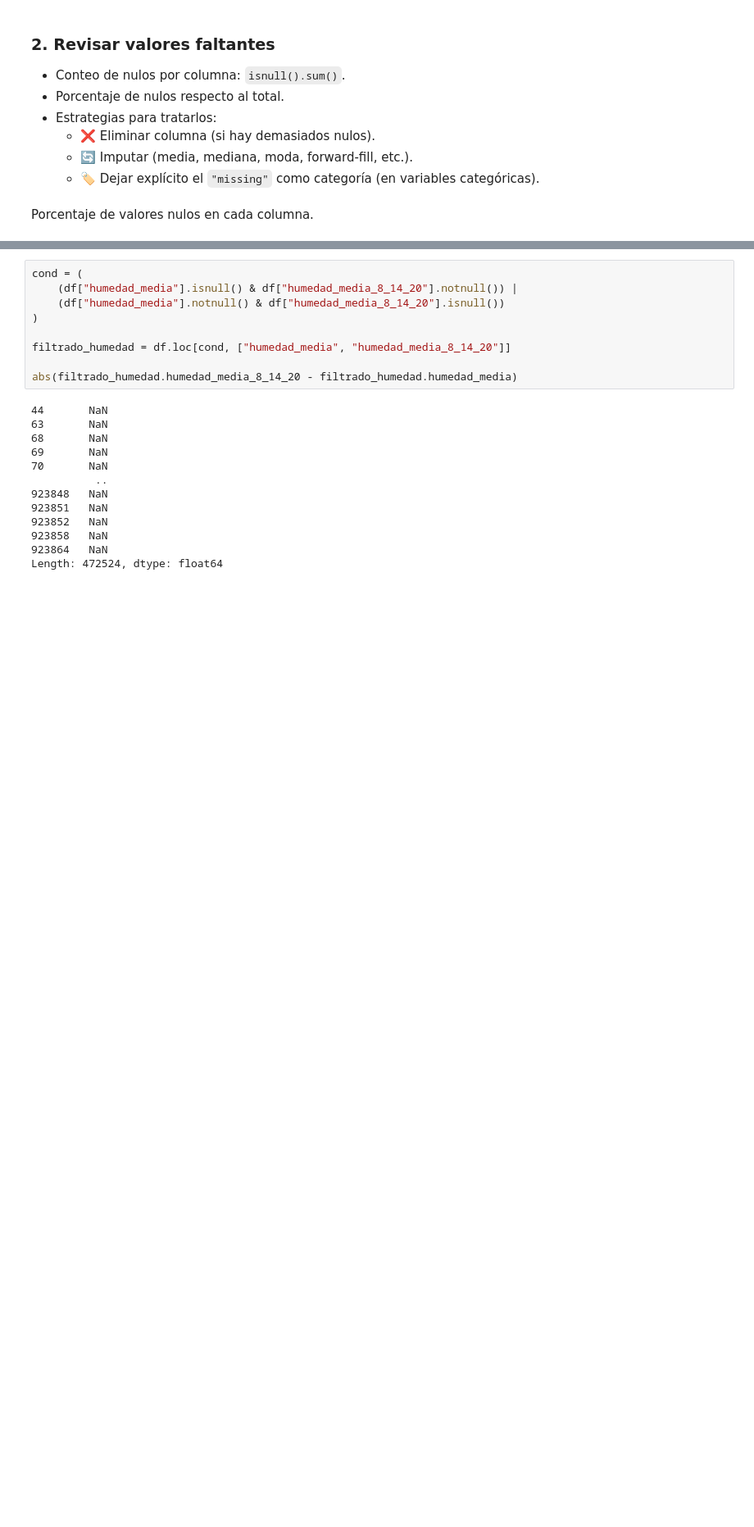
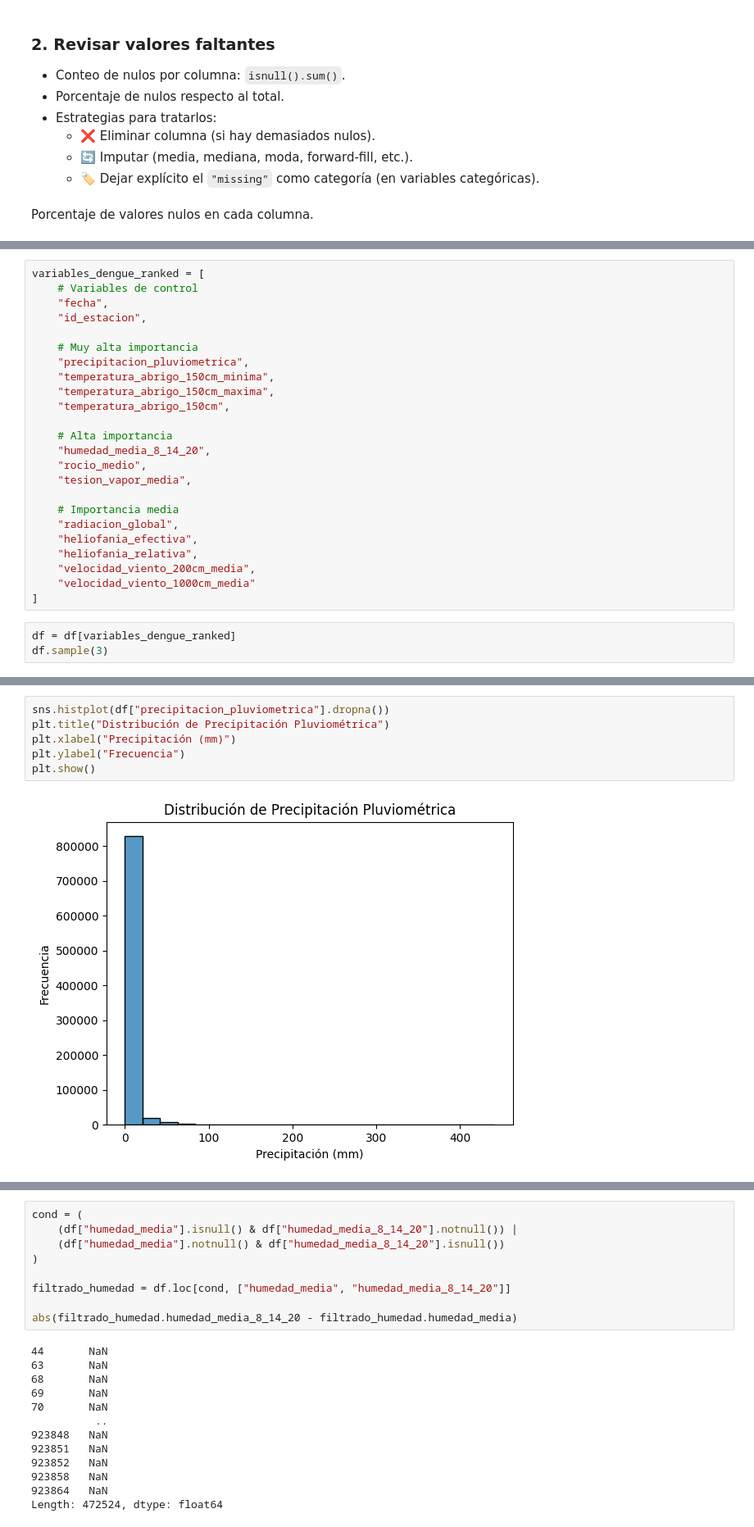
Before and after one commit to IS03/tp-dengue, a Jupyter notebook: EDA/EDA_clima.ipynb, the cells around one changed output, grey strips where cells are left out. Shown: that part at 82% size. Drawn from its saved outputs; the diff is of its cells as text; blank space fills up the shorter version.

```diff
--- a/EDA/EDA_clima.ipynb
+++ b/EDA/EDA_clima.ipynb
@@ -232,0 +221,27 @@ dtype: float64
+# %%
+variables_dengue_ranked = [
+    # Variables de control
+    "fecha",
+    "id_estacion",
+
+    # Muy alta importancia
+    "precipitacion_pluviometrica",
+    "temperatura_abrigo_150cm_minima",
+    "temperatura_abrigo_150cm_maxima",
+    "temperatura_abrigo_150cm",
+
+    # Alta importancia
+    "humedad_media_8_14_20",
+    "rocio_medio",
+    "tesion_vapor_media",
+
+    # Importancia media
+    "radiacion_global",
+    "heliofania_efectiva",
+    "heliofania_relativa",
+    "velocidad_viento_200cm_media",
+    "velocidad_viento_1000cm_media"
+]
+# %%
+df = df[variables_dengue_ranked]
+df.sample(3)
@@ -232,0 +295,8 @@ dtype: float64
+# %%
+sns.histplot(df["precipitacion_pluviometrica"].dropna())
+plt.title("Distribución de Precipitación Pluviométrica")
+plt.xlabel("Precipitación (mm)")
+plt.ylabel("Frecuencia")
+plt.show()
+# %% [output]
+[figure, added]
```
Also changed, not shown: parts of 24 cells of this notebook, 2 other files.
